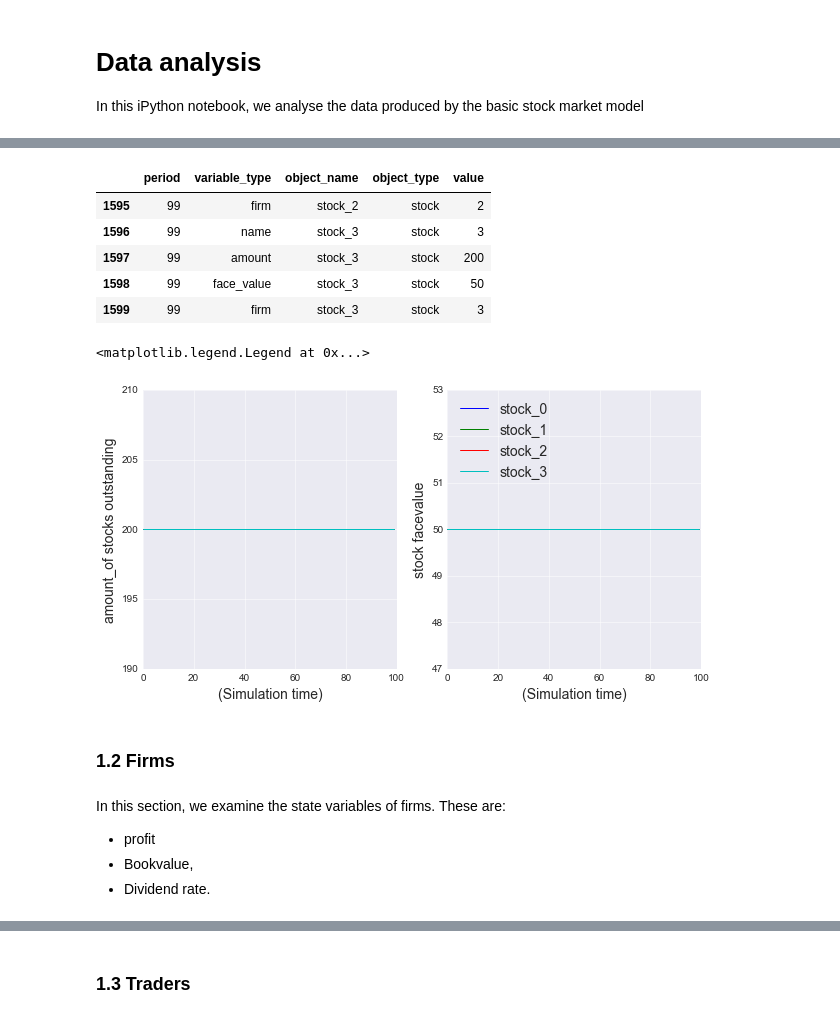
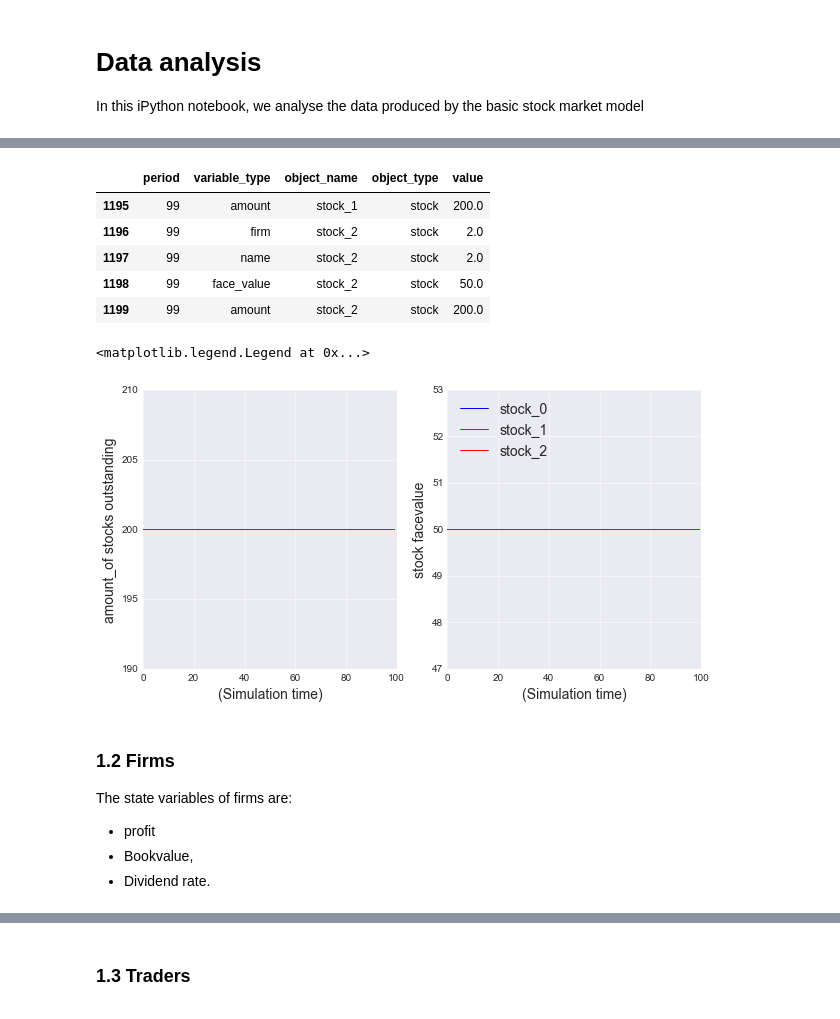
Before and after one commit to LCfP/Agent-Based-Stock-Market-Model, a Jupyter notebook: data_notebook.ipynb, the cells around one changed output, grey strips where cells are left out. Saved outputs shown, nothing was run; the diff lists cells and outputs as text; code cells hidden in the pictures.

```diff
--- a/data_notebook.ipynb
+++ b/data_notebook.ipynb
@@ -36,20 +28,25 @@ In this version of the model these variables are static and therefore not very i
 # %%
-stockVariables = pd.read_sql_query("SELECT Statevariables.period, Variabletypes.variable_type, Objects.object_name, Objects.object_type ,Statevariables.value FROM Statevariables JOIN Variabletypes JOIN Objects ON Statevariables.variable_type = Variabletypes.id and Statevariables.owner_id = Objects.id WHERE Objects.object_type = 'stock'", conn)
+stockVariables = pd.read_sql_query(
+    """
+    SELECT Statevariables.period, Variabletypes.variable_type, Objects.object_name, Objects.object_type ,Statevariables.value
+    FROM Statevariables JOIN Variabletypes JOIN Objects ON Statevariables.variable_id = Variabletypes.id and Statevariables.owner_id = Objects.id
+    WHERE Objects.object_type = 'stock'
+    """, conn)
 # %%
 stockVariables.tail()
 # %% [output]
 |  | period | variable_type | object_name | object_type | value |
-| 1595 | 99 | firm | stock_2 | stock | 2 |
-| 1596 | 99 | name | stock_3 | stock | 3 |
-| 1597 | 99 | amount | stock_3 | stock | 200 |
-| 1598 | 99 | face_value | stock_3 | stock | 50 |
-| 1599 | 99 | firm | stock_3 | stock | 3 |
+| 1195 | 99 | amount | stock_1 | stock | 200.0 |
+| 1196 | 99 | firm | stock_2 | stock | 2.0 |
+| 1197 | 99 | name | stock_2 | stock | 2.0 |
+| 1198 | 99 | face_value | stock_2 | stock | 50.0 |
+| 1199 | 99 | amount | stock_2 | stock | 200.0 |
 # %%
 stock_0 = stockVariables.query('variable_type == "amount" and object_name == "stock_0"')['value']
 stock_1 = stockVariables.query('variable_type == "amount" and object_name == "stock_1"')['value']
 stock_2 = stockVariables.query('variable_type == "amount" and object_name == "stock_2"')['value']
-stock_3 = stockVariables.query('variable_type == "amount" and object_name == "stock_3"')['value']
-time = stockVariables.query('variable_type == "amount" and object_name == "stock_3"')['period']
+#stock_3 = stockVariables.query('variable_type == "amount" and object_name == "stock_3"')['value']
+time = stockVariables.query('variable_type == "amount" and object_name == "stock_0"')['period']
 # %%
 face_value_0 = stockVariables.query('variable_type == "face_value" and object_name == "stock_0"')['value']
 face_value_1 = stockVariables.query('variable_type == "face_value" and object_name == "stock_1"')['value']
@@ -58,31 +55,30 @@ face_value_3 = stockVariables.query('variable_type == "face_value" and object_na
 # %%
 fig = plt.figure(figsize=(10,5))
 ax1 = fig.add_subplot(121)
 ax2 = fig.add_subplot(122)
 
 ax1.plot(time, stock_0, label='stock_0')
 ax1.plot(time, stock_1, label='stock_1')
 ax1.plot(time, stock_2, label='stock_2')
-ax1.plot(time, stock_3, label='stock_3')
+#ax1.plot(time, stock_3, label='stock_3')
 
 ax2.plot(time, face_value_0, label='stock_0')
 ax2.plot(time, face_value_1, label='stock_1')
 ax2.plot(time, face_value_2, label='stock_2')
-ax2.plot(time, face_value_3, label='stock_3')
+#ax2.plot(time, face_value_3, label='stock_3')
 
 ax1.set_xlabel('(Simulation time)', fontsize='14')
 ax2.set_xlabel('(Simulation time)', fontsize='14')
 ax1.set_ylabel('amount_of stocks outstanding', fontsize='14')
 ax2.set_ylabel('stock facevalue', fontsize='14')
 
 plt.legend(loc=2, fontsize='14')
 # %% [output]
 <matplotlib.legend.Legend at 0x...>
-[figure, old version]
+[figure, new version]
-# %% [markdown]
-### 1.2 Firms
 # %% [markdown]
-In this section, we examine the state variables of firms. These are:
+### 1.2 Firms
+The state variables of firms are:
 * profit
 * Bookvalue,
 * Dividend rate.
```
Also changed, not shown: parts of 35 cells of this notebook, 4 other files.
